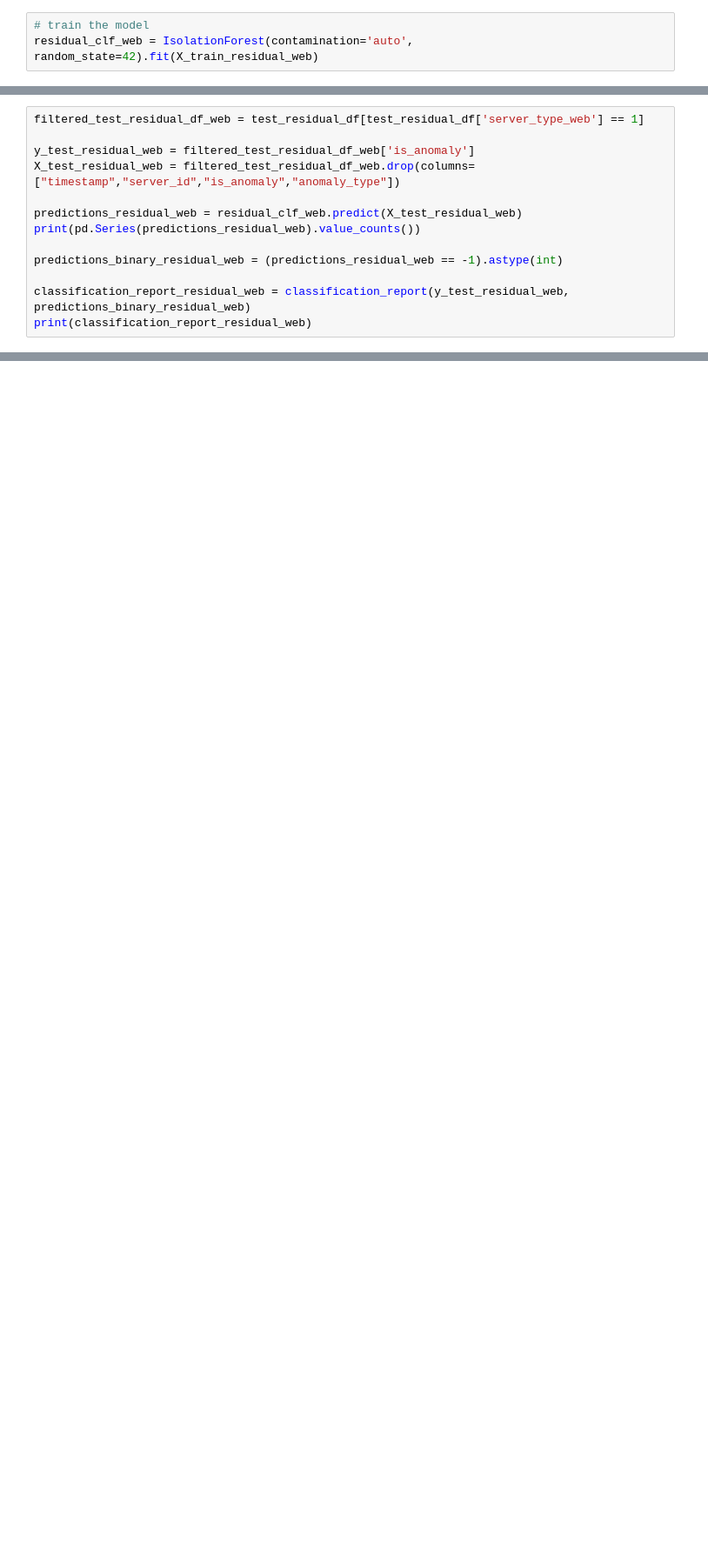
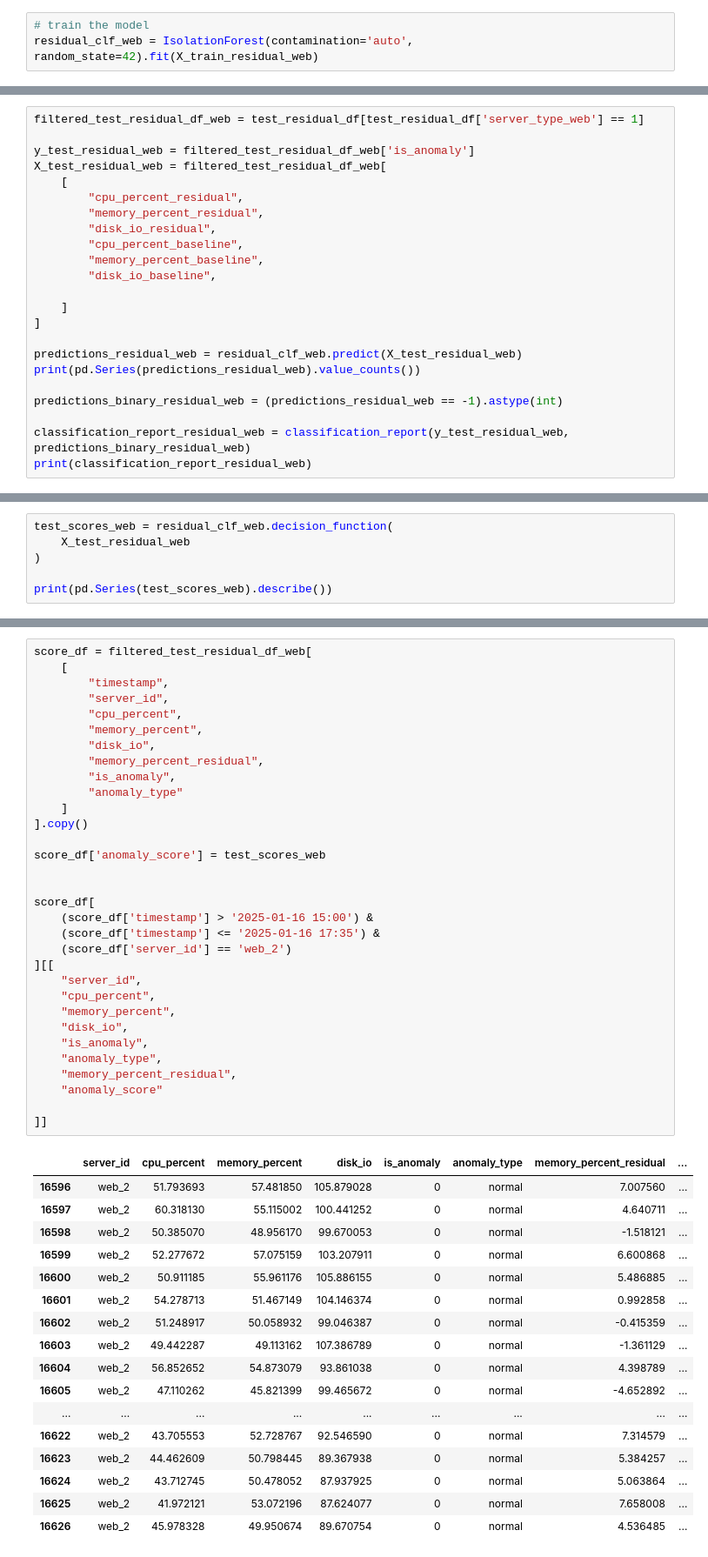
Before and after one commit to RkP17/infra-anomaly-detection, a Jupyter notebook: notebooks/02_isolation_forest.ipynb, the cells around one changed output, grey strips where cells are left out. Shown at 87% size. Saved outputs shown, nothing was run; the diff lists cells and outputs as text; blank space fills up the shorter version.

```diff
--- a/notebooks/02_isolation_forest.ipynb
+++ b/notebooks/02_isolation_forest.ipynb
@@ -527,7 +577,17 @@ dtype: float64
 filtered_test_residual_df_web = test_residual_df[test_residual_df['server_type_web'] == 1]
 
 y_test_residual_web = filtered_test_residual_df_web['is_anomaly']
-X_test_residual_web = filtered_test_residual_df_web.drop(columns=["timestamp","server_id","is_anomaly","anomaly_type"])
+X_test_residual_web = filtered_test_residual_df_web[
+    [
+        "cpu_percent_residual",
+        "memory_percent_residual",
+        "disk_io_residual",
+        "cpu_percent_baseline",
+        "memory_percent_baseline",
+        "disk_io_baseline",
+
+    ]
+]
 
 predictions_residual_web = residual_clf_web.predict(X_test_residual_web)
 print(pd.Series(predictions_residual_web).value_counts())
@@ -561,0 +613,6 @@ weighted avg       1.00      0.60      0.75     24192
+# %%
+test_scores_web = residual_clf_web.decision_function(
+    X_test_residual_web
+)
+
+print(pd.Series(test_scores_web).describe())
@@ -561,0 +629,50 @@ weighted avg       1.00      0.60      0.75     24192
+# %%
+score_df = filtered_test_residual_df_web[
+    [
+        "timestamp",
+        "server_id",
+        "cpu_percent",
+        "memory_percent",
+        "disk_io",
+        "memory_percent_residual",
+        "is_anomaly",
+        "anomaly_type"
+    ]
+].copy()
+
+score_df['anomaly_score'] = test_scores_web
+
+
+score_df[
+    (score_df['timestamp'] > '2025-01-16 15:00') &
+    (score_df['timestamp'] <= '2025-01-16 17:35') &
+    (score_df['server_id'] == 'web_2')
+][[
+    "server_id",
+    "cpu_percent",
+    "memory_percent",
+    "disk_io",
+    "is_anomaly",
+    "anomaly_type",
+    "memory_percent_residual",
+    "anomaly_score"
+
+]]
+# %% [output]
+|  | server_id | cpu_percent | memory_percent | disk_io | is_anomaly | anomaly_type | memory_percent_residual | ... |
+| 16596 | web_2 | 51.793693 | 57.481850 | 105.879028 | 0 | normal | 7.007560 | ... |
+| 16597 | web_2 | 60.318130 | 55.115002 | 100.441252 | 0 | normal | 4.640711 | ... |
+| 16598 | web_2 | 50.385070 | 48.956170 | 99.670053 | 0 | normal | -1.518121 | ... |
+| 16599 | web_2 | 52.277672 | 57.075159 | 103.207911 | 0 | normal | 6.600868 | ... |
+| 16600 | web_2 | 50.911185 | 55.961176 | 105.886155 | 0 | normal | 5.486885 | ... |
+| 16601 | web_2 | 54.278713 | 51.467149 | 104.146374 | 0 | normal | 0.992858 | ... |
+| 16602 | web_2 | 51.248917 | 50.058932 | 99.046387 | 0 | normal | -0.415359 | ... |
+| 16603 | web_2 | 49.442287 | 49.113162 | 107.386789 | 0 | normal | -1.361129 | ... |
+| 16604 | web_2 | 56.852652 | 54.873079 | 93.861038 | 0 | normal | 4.398789 | ... |
+| 16605 | web_2 | 47.110262 | 45.821399 | 99.465672 | 0 | normal | -4.652892 | ... |
+| ... | ... | ... | ... | ... | ... | ... | ... | ... |
+| 16622 | web_2 | 43.705553 | 52.728767 | 92.546590 | 0 | normal | 7.314579 | ... |
+| 16623 | web_2 | 44.462609 | 50.798445 | 89.367938 | 0 | normal | 5.384257 | ... |
+| 16624 | web_2 | 43.712745 | 50.478052 | 87.937925 | 0 | normal | 5.063864 | ... |
+| 16625 | web_2 | 41.972121 | 53.072196 | 87.624077 | 0 | normal | 7.658008 | ... |
+| 16626 | web_2 | 45.978328 | 49.950674 | 89.670754 | 0 | normal | 4.536485 | ... |
```
Also changed, not shown: parts of 24 cells of this notebook, 1 other file.
